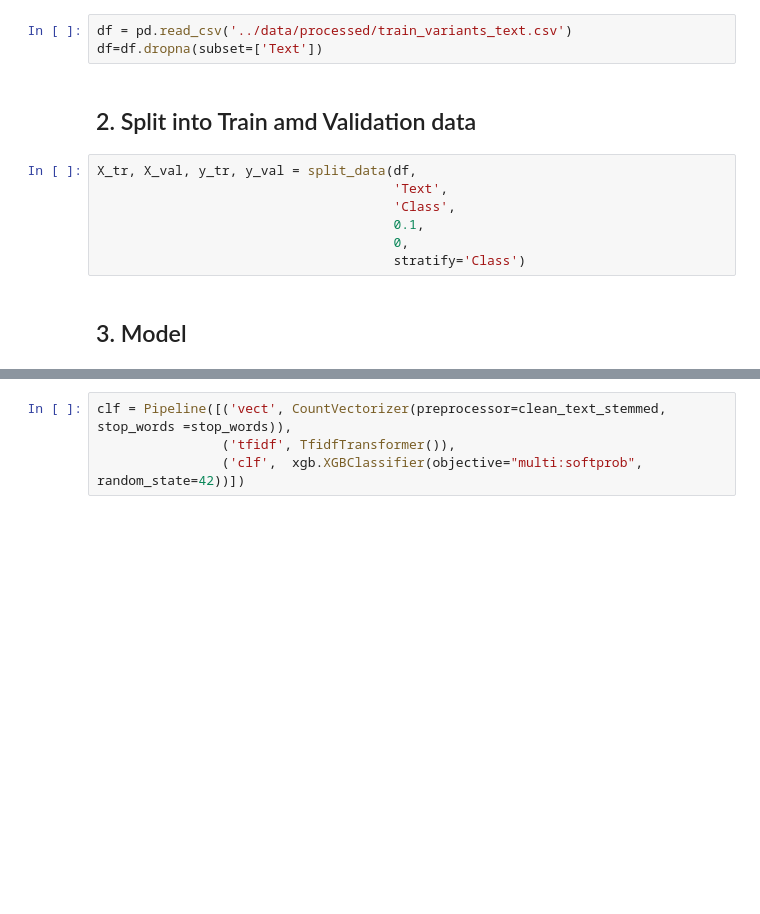
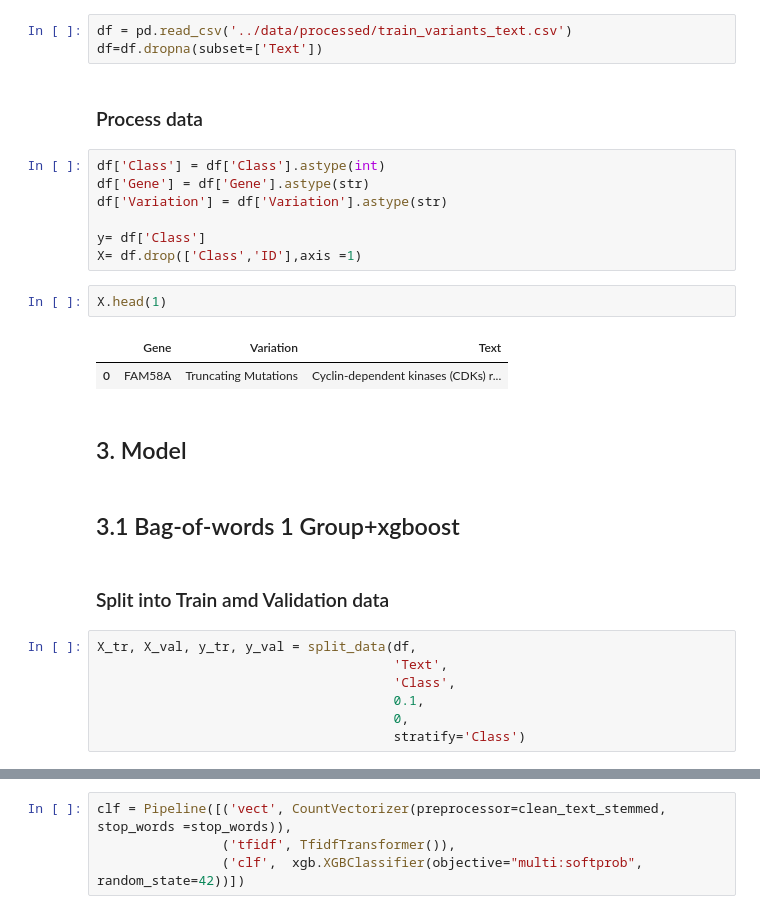
Before and after one commit to dujm/Health_PrecisionMedicine, a Jupyter notebook: notebooks/03Feature_Model_Full_Data.ipynb, the cells around one changed output, grey strips where cells are left out. Cells and saved outputs as stored; diff of their text form; blank space fills up the shorter version.

```diff
--- a/notebooks/03Feature_Model_Full_Data.ipynb
+++ b/notebooks/03Feature_Model_Full_Data.ipynb
@@ -26,8 +37,26 @@ Using TensorFlow backend.
 # %%
 df = pd.read_csv('../data/processed/train_variants_text.csv')
 df=df.dropna(subset=['Text'])
+# %% [markdown]
+### Process data
+# %%
+df['Class'] = df['Class'].astype(int)
+df['Gene'] = df['Gene'].astype(str)
+df['Variation'] = df['Variation'].astype(str)
+
+y= df['Class']
+X= df.drop(['Class','ID'],axis =1)
+# %%
+X.head(1)
+# %% [output]
+|  | Gene | Variation | Text |
+| 0 | FAM58A | Truncating Mutations | Cyclin-dependent kinases (CDKs) r... |
+# %% [markdown]
+## 3. Model
+# %% [markdown]
+## 3.1 Bag-of-words 1 Group+xgboost
 # %% [markdown]
-## 2. Split into Train amd Validation data
+### Split into Train amd Validation data
 # %%
 X_tr, X_val, y_tr, y_val = split_data(df,
                                       'Text',
@@ -35,5 +64,3 @@ X_tr, X_val, y_tr, y_val = split_data(df,
                                       0.1,
                                       0,
                                       stratify='Class')
-# %% [markdown]
-## 3. Model
```
Also changed, not shown: parts of 25 cells of this notebook.
